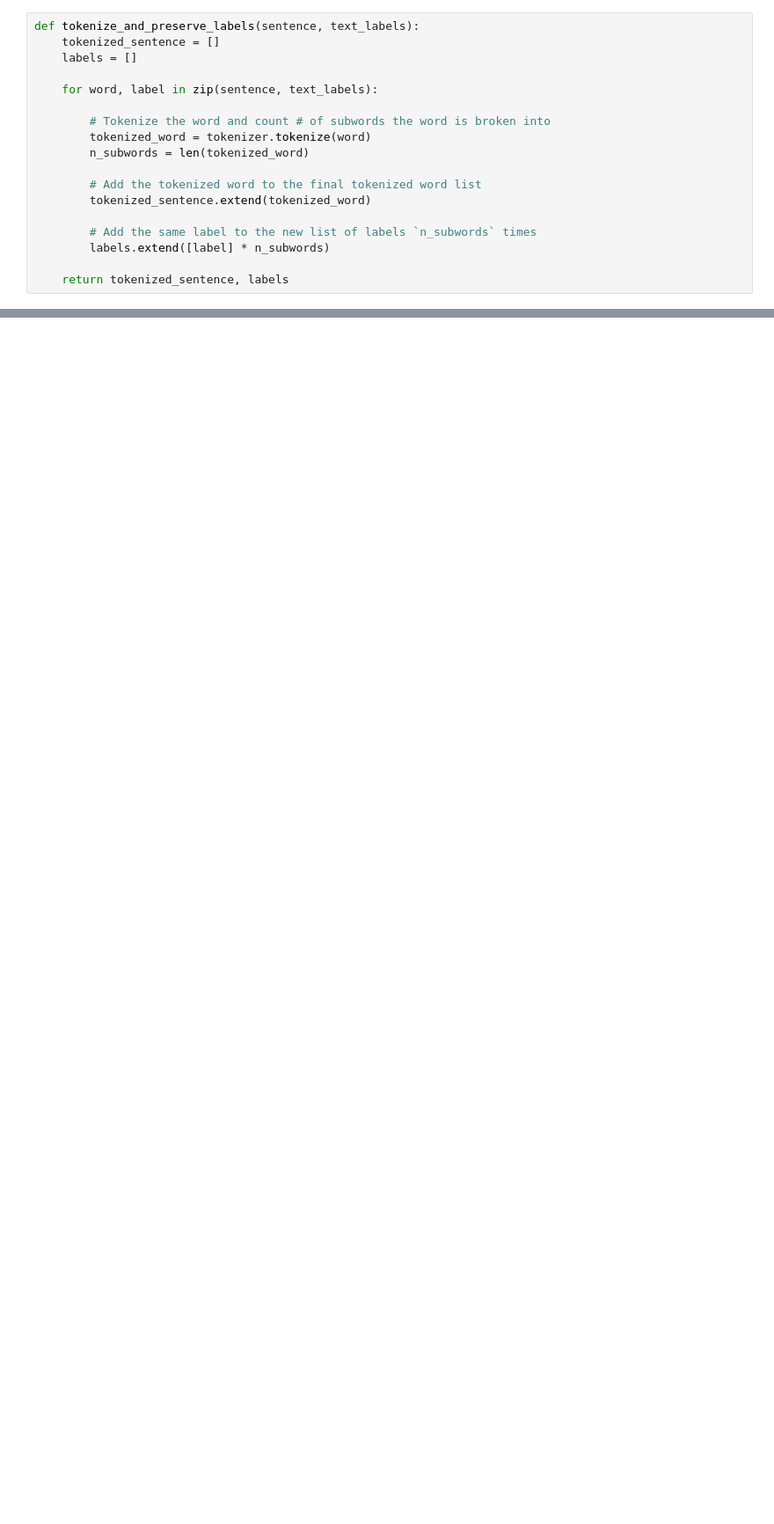
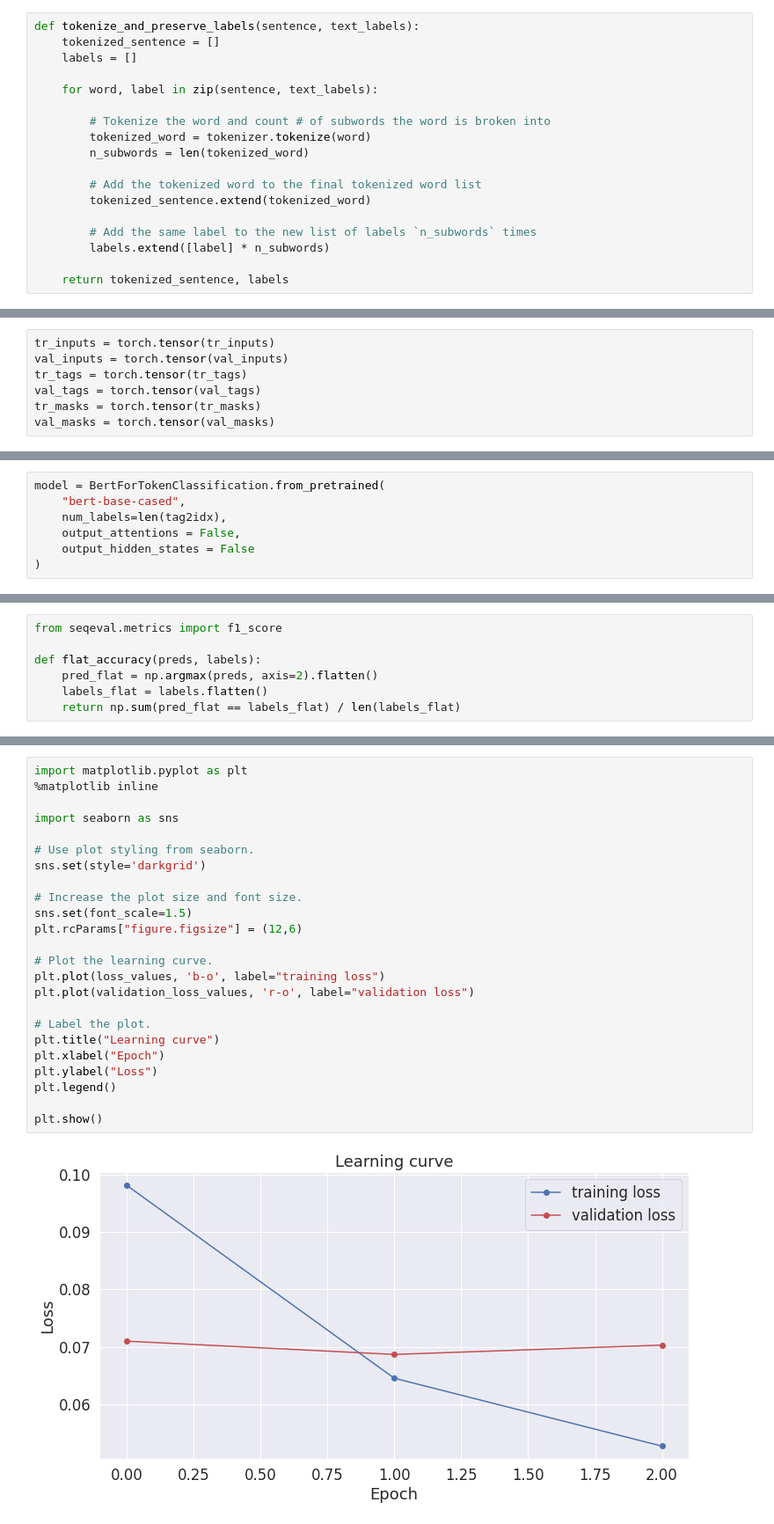
Before and after one commit to lucyquirant/text_mining, a Jupyter notebook: Text_Mining_Project_Colab.ipynb, the cells around one changed output, grey strips where cells are left out. Shown: that part at 88% size. Drawn from its saved outputs; the diff is of its cells as text; blank space fills up the shorter version.

```diff
--- a/Text_Mining_Project_Colab.ipynb
+++ b/Text_Mining_Project_Colab.ipynb
@@ -268,0 +574,7 @@ drug_labels_annotated_tokens
+# %%
+tr_inputs = torch.tensor(tr_inputs)
+val_inputs = torch.tensor(val_inputs)
+tr_tags = torch.tensor(tr_tags)
+val_tags = torch.tensor(val_tags)
+tr_masks = torch.tensor(tr_masks)
+val_masks = torch.tensor(val_masks)
@@ -268,0 +596,7 @@ drug_labels_annotated_tokens
+# %%
+model = BertForTokenClassification.from_pretrained(
+    "bert-base-cased",
+    num_labels=len(tag2idx),
+    output_attentions = False,
+    output_hidden_states = False
+)
@@ -268,0 +653,7 @@ drug_labels_annotated_tokens
+# %%
+from seqeval.metrics import f1_score
+
+def flat_accuracy(preds, labels):
+    pred_flat = np.argmax(preds, axis=2).flatten()
+    labels_flat = labels.flatten()
+    return np.sum(pred_flat == labels_flat) / len(labels_flat)
@@ -268,0 +769,26 @@ drug_labels_annotated_tokens
+# %%
+import matplotlib.pyplot as plt
+%matplotlib inline
+
+import seaborn as sns
+
+# Use plot styling from seaborn.
+sns.set(style='darkgrid')
+
+# Increase the plot size and font size.
+sns.set(font_scale=1.5)
+plt.rcParams["figure.figsize"] = (12,6)
+
+# Plot the learning curve.
+plt.plot(loss_values, 'b-o', label="training loss")
+plt.plot(validation_loss_values, 'r-o', label="validation loss")
+
+# Label the plot.
+plt.title("Learning curve")
+plt.xlabel("Epoch")
+plt.ylabel("Loss")
+plt.legend()
+
+plt.show()
+# %% [output]
+[figure, added]
```
Also changed, not shown: parts of 46 cells of this notebook.
